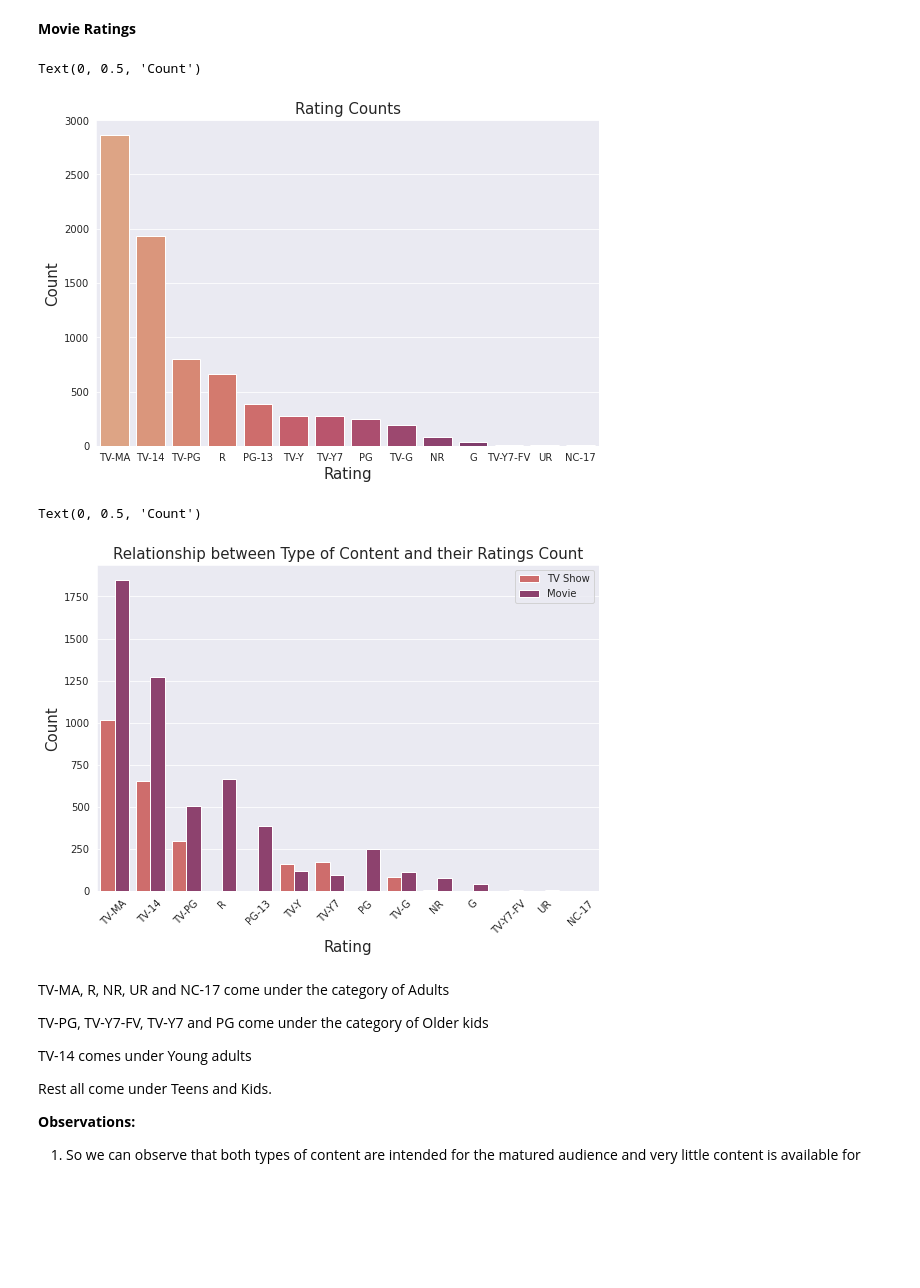
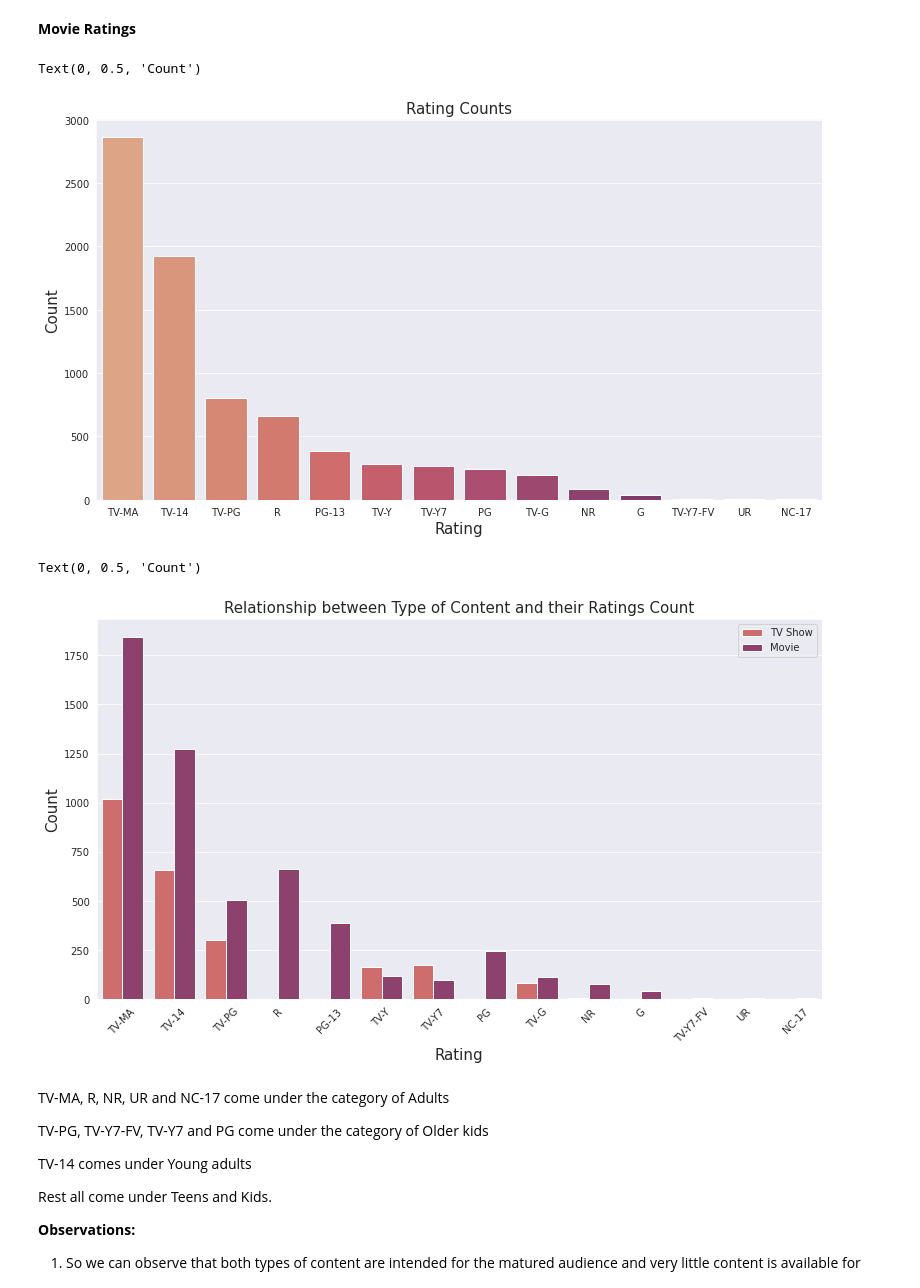
Before and after one commit to keerthibehara/Netflix_Movies_And_TV_Shows_Clustering, a Jupyter notebook: NETFLIX_MOVIES_AND_TV_SHOWS_CLUSTERING_B_Sai_Keerthi.ipynb, the cells around one changed output. Cells and saved outputs as stored; diff of their text form; code cells hidden in the pictures; blank space fills up the shorter version.

```diff
--- a/NETFLIX_MOVIES_AND_TV_SHOWS_CLUSTERING_B_Sai_Keerthi.ipynb
+++ b/NETFLIX_MOVIES_AND_TV_SHOWS_CLUSTERING_B_Sai_Keerthi.ipynb
@@ -332,17 +333,17 @@ There are more number of Movies available on Netflix than TV shows.The percentag
 **Movie Ratings**
 # %%
 #Plotting the  ratings count
-plt.figure(figsize=(9,6))
+plt.figure(figsize=(13,7))
 sns.countplot(df['rating'],order = df['rating'].value_counts().index,palette=("flare"))
 plt.title('Rating Counts', fontsize=15)
 plt.xlabel('Rating',fontsize=15)
 plt.ylabel('Count',fontsize=15)
 # %% [output]
 Text(0, 0.5, 'Count')
-[figure, old version]
+[figure, new version]
 # %%
 #Plotting the count plot comparing the types on content based on their ratings
-plt.figure(figsize=(9,6))
+plt.figure(figsize=(13,7))
 ax=sns.countplot(x="rating",data= df,hue= "type",order = df['rating'].value_counts().index[0:15],palette=("flare"))
 plt.xticks(rotation=45)
 plt.legend(loc='upper right')
@@ -351,7 +352,7 @@ plt.xlabel('Rating',fontsize=15)
 plt.ylabel('Count',fontsize=15)
 # %% [output]
 Text(0, 0.5, 'Count')
-[figure, old version]
+[figure, new version]
 # %% [markdown]
 TV-MA, R, NR, UR and NC-17 come under the category of Adults
 
```
Also changed, not shown: parts of 28 cells of this notebook.
